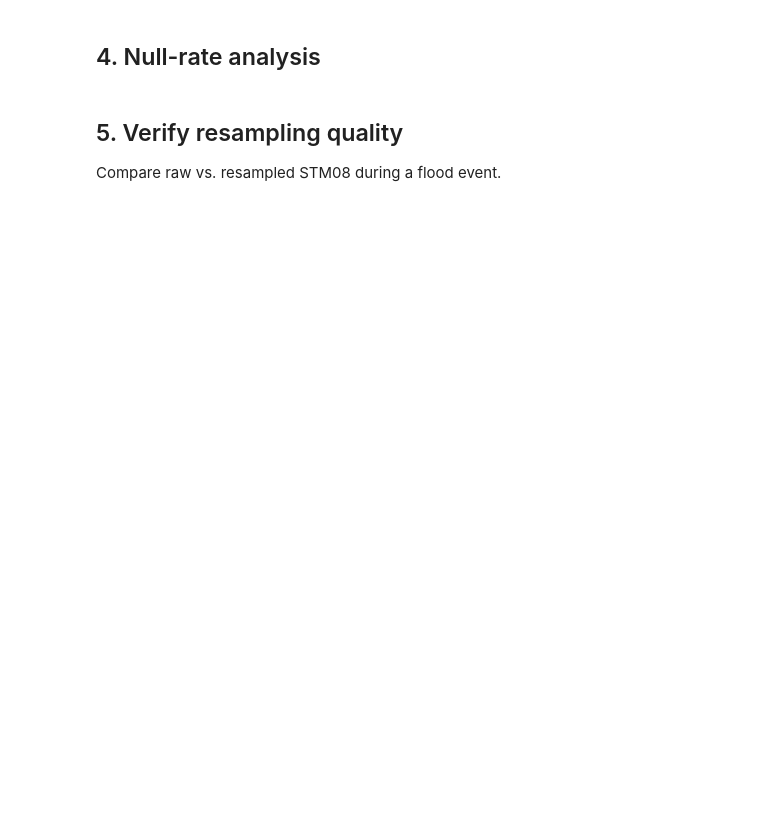
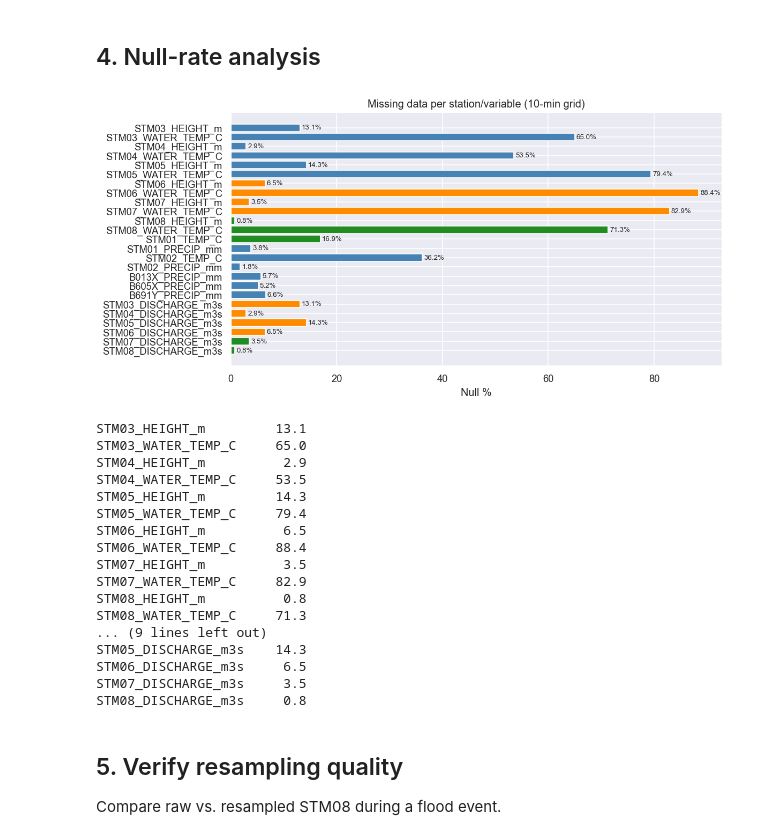
Before and after one commit to JoanVilella/TFM, a Jupyter notebook: notebooks/02_preprocessing.ipynb, the cells around one changed output. Drawn from its saved outputs; the diff is of its cells as text; code cells hidden in the pictures; blank space fills up the shorter version.

```diff
--- a/notebooks/02_preprocessing.ipynb
+++ b/notebooks/02_preprocessing.ipynb
@@ -68,18 +86,37 @@ print(f"Memory: {grid.memory_usage(deep=True).sum()/1e6:.1f} MB")
 # %% [markdown]
 ## 4. Null-rate analysis
 # %%
-meas_cols = [c for c in grid.columns if not c.endswith("_QUALITY")]
+meas_cols = [c for c in grid.columns if not c.endswith("_QUALITY") and not c.endswith("_DATA_TYPE")]
 null_pct = grid[meas_cols].isnull().mean().mul(100).round(1)
 fig, ax = plt.subplots(figsize=(10, 5))
 bars = ax.barh(null_pct.index, null_pct.values, color=["steelblue"]*6 + ["darkorange"]*4 + ["forestgreen"]*3)
 ax.set_xlabel("Null %")
 ax.set_title("Missing data per station/variable (10-min grid)")
 ax.invert_yaxis()
 for bar, val in zip(bars, null_pct.values):
     ax.text(bar.get_width()+0.3, bar.get_y()+bar.get_height()/2, f"{val}%", va="center", fontsize=8)
 plt.tight_layout()
 plt.show()
 print(null_pct.to_string())
+# %% [output]
+[figure, added]
+STM03_HEIGHT_m         13.1
+STM03_WATER_TEMP_C     65.0
+STM04_HEIGHT_m          2.9
+STM04_WATER_TEMP_C     53.5
+STM05_HEIGHT_m         14.3
+STM05_WATER_TEMP_C     79.4
+STM06_HEIGHT_m          6.5
+STM06_WATER_TEMP_C     88.4
+STM07_HEIGHT_m          3.5
+STM07_WATER_TEMP_C     82.9
+STM08_HEIGHT_m          0.8
+STM08_WATER_TEMP_C     71.3
+... (9 lines left out)
+STM05_DISCHARGE_m3s    14.3
+STM06_DISCHARGE_m3s     6.5
+STM07_DISCHARGE_m3s     3.5
+STM08_DISCHARGE_m3s     0.8
 # %% [markdown]
 ## 5. Verify resampling quality
 
```
Also changed, not shown: parts of 7 cells of this notebook, 15 other files.
